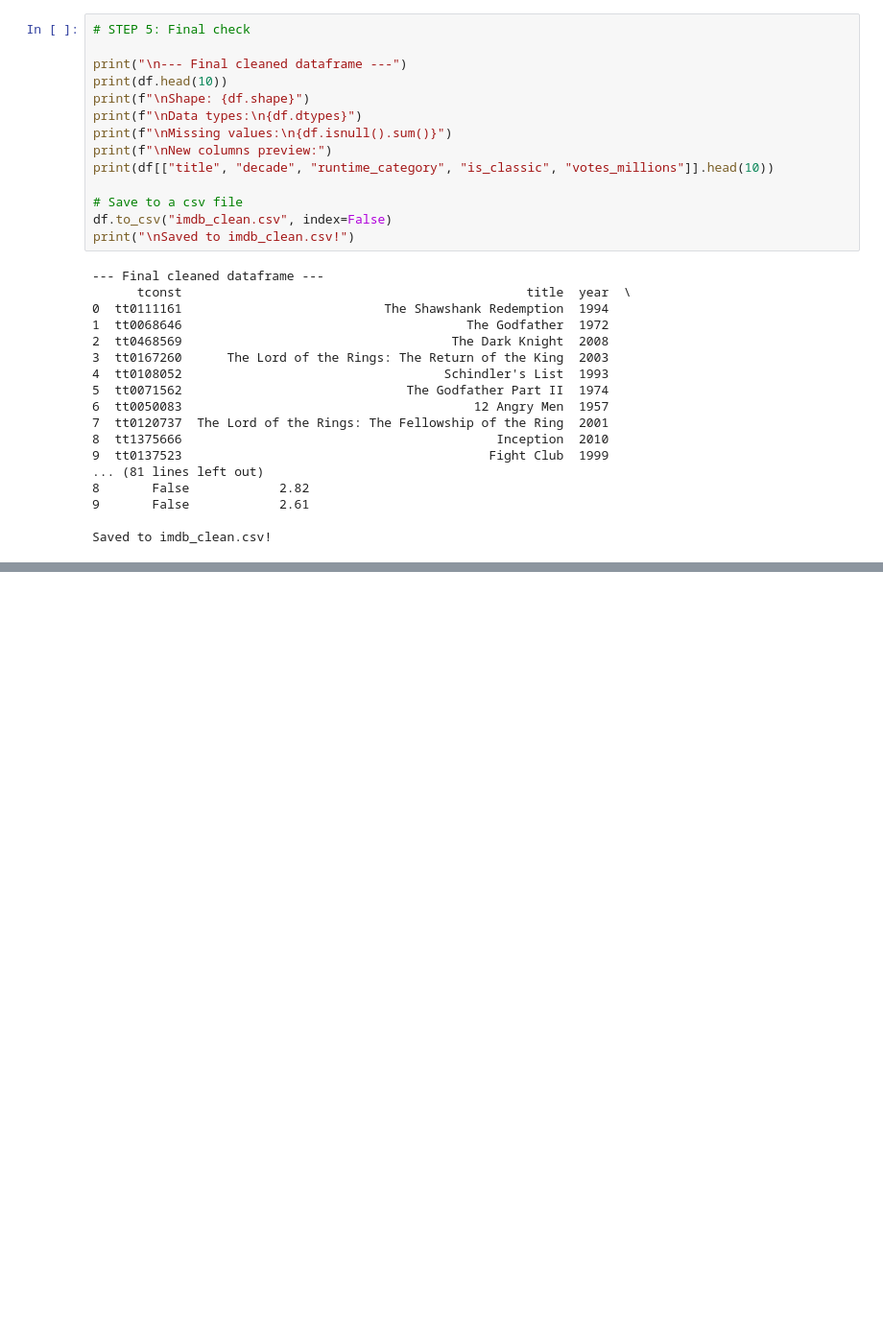
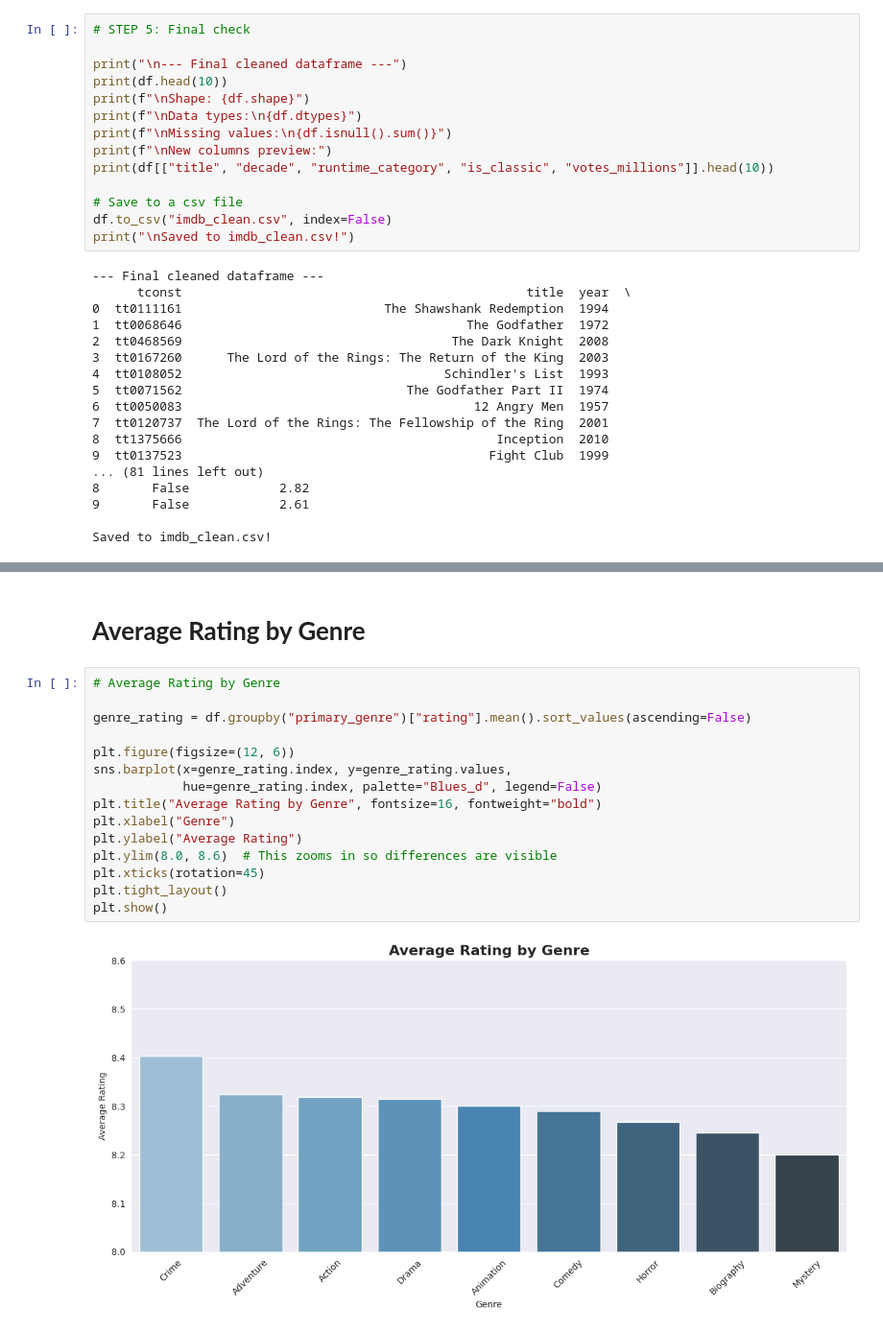
Before and after one commit to umiSirya/imdb_data_science_pipeline, a Jupyter notebook: imdb_analysis.ipynb, the cells around one changed output, grey strips where cells are left out. Shown at 96% size. Saved outputs shown, nothing was run; the diff lists cells and outputs as text; blank space fills up the shorter version.

```diff
--- a/imdb_analysis.ipynb
+++ b/imdb_analysis.ipynb
@@ -201,0 +236,19 @@ Saved to imdb_clean.csv!
+# %% [markdown]
+# **Average Rating by Genre**
+# %%
+# Average Rating by Genre
+
+genre_rating = df.groupby("primary_genre")["rating"].mean().sort_values(ascending=False)
+
+plt.figure(figsize=(12, 6))
+sns.barplot(x=genre_rating.index, y=genre_rating.values,
+            hue=genre_rating.index, palette="Blues_d", legend=False)
+plt.title("Average Rating by Genre", fontsize=16, fontweight="bold")
+plt.xlabel("Genre")
+plt.ylabel("Average Rating")
+plt.ylim(8.0, 8.6)  # This zooms in so differences are visible
+plt.xticks(rotation=45)
+plt.tight_layout()
+plt.show()
+# %% [output]
+[figure, added]
```
Also changed, not shown: parts of 15 cells of this notebook.
